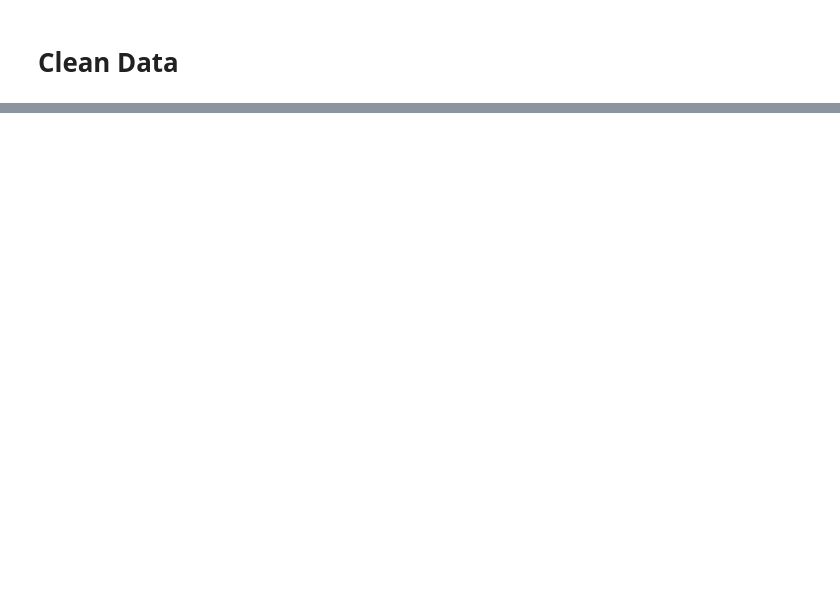
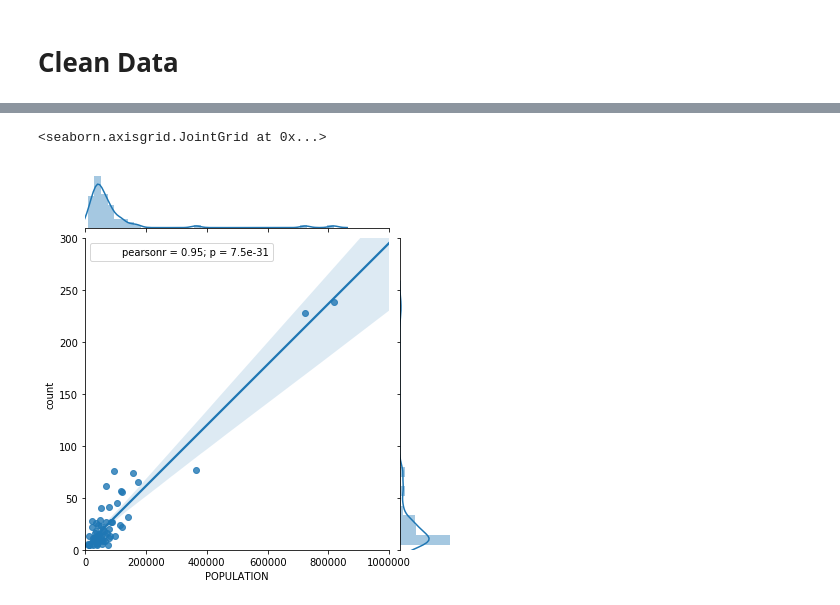
Before and after one commit to tkino15/CP255_final_project, a Jupyter notebook: final_project_housing.ipynb, the cells around one changed output, grey strips where cells are left out. Saved outputs shown, nothing was run; the diff lists cells and outputs as text; code cells hidden in the pictures; blank space fills up the shorter version.

```diff
--- a/final_project_housing.ipynb
+++ b/final_project_housing.ipynb
@@ -265,0 +304,4 @@ house_bay_geodf.shape
+# %%
+zips["ZIP_CODE_5"] = zips["ZIP_CODE_5"].astype(float)
+zips_census_city = pd.merge(zips,zip_city, how="left", left_on="ZIP_CODE_5", right_on="Zip Code")
+zips_census_city.head()
@@ -265,0 +316,6 @@ house_bay_geodf.shape
+# %%
+city_pop = pd.DataFrame(zips_census_city["POPULATION"].groupby(by=zips_census_city["City"]).sum()).reset_index()
+city_house = city_rent_filtered["count"].reset_index()
+# %%
+city_house_pop = pd.merge(city_pop,city_house,how="right")
+city_house_pop.head()
@@ -265,0 +329,5 @@ house_bay_geodf.shape
+# %%
+sns.jointplot("POPULATION", "count", data=city_house_pop, kind="reg", xlim=(0,1000000), ylim=(0,300))
+# %% [output]
+<seaborn.axisgrid.JointGrid at 0x...>
+[figure, added]
```
Also changed, not shown: parts of 41 cells of this notebook, 27 other files.
